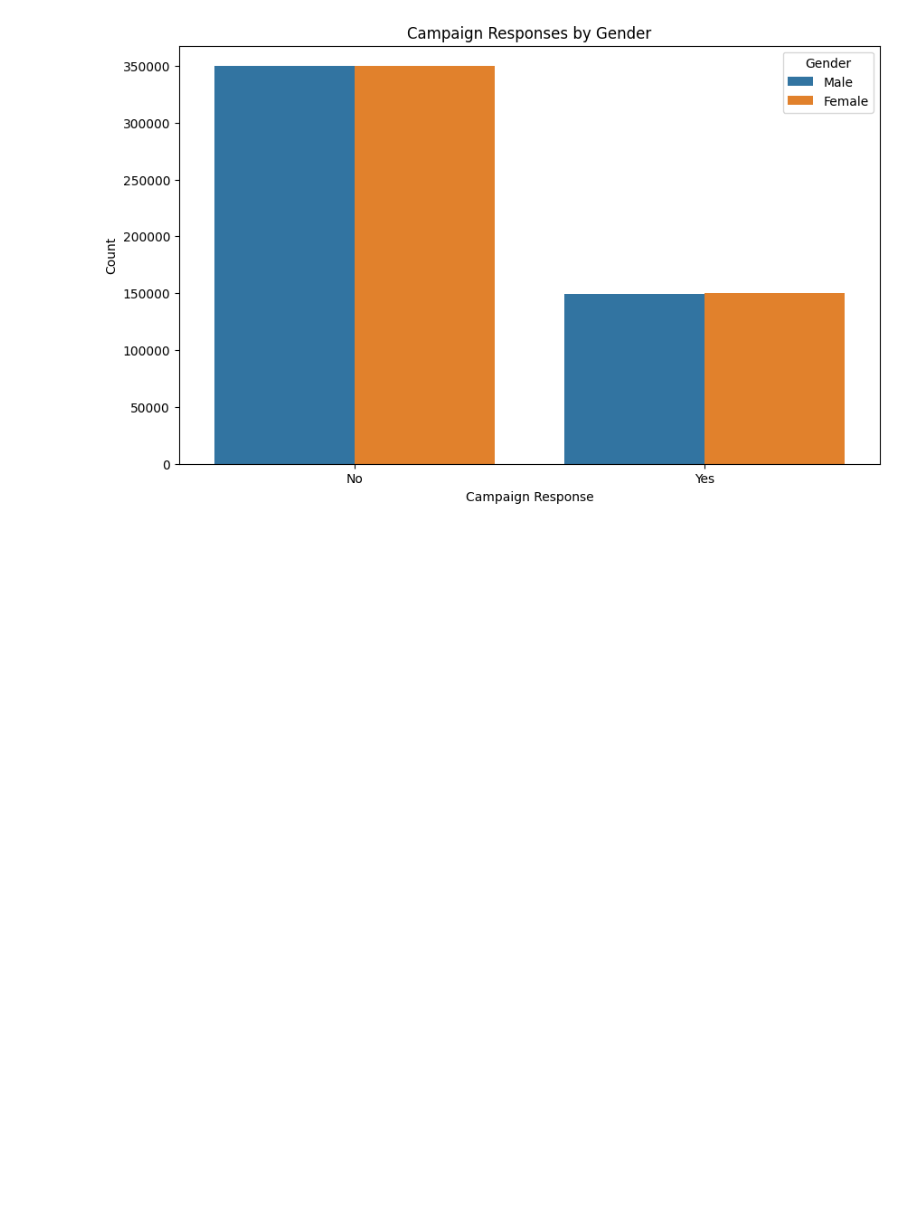
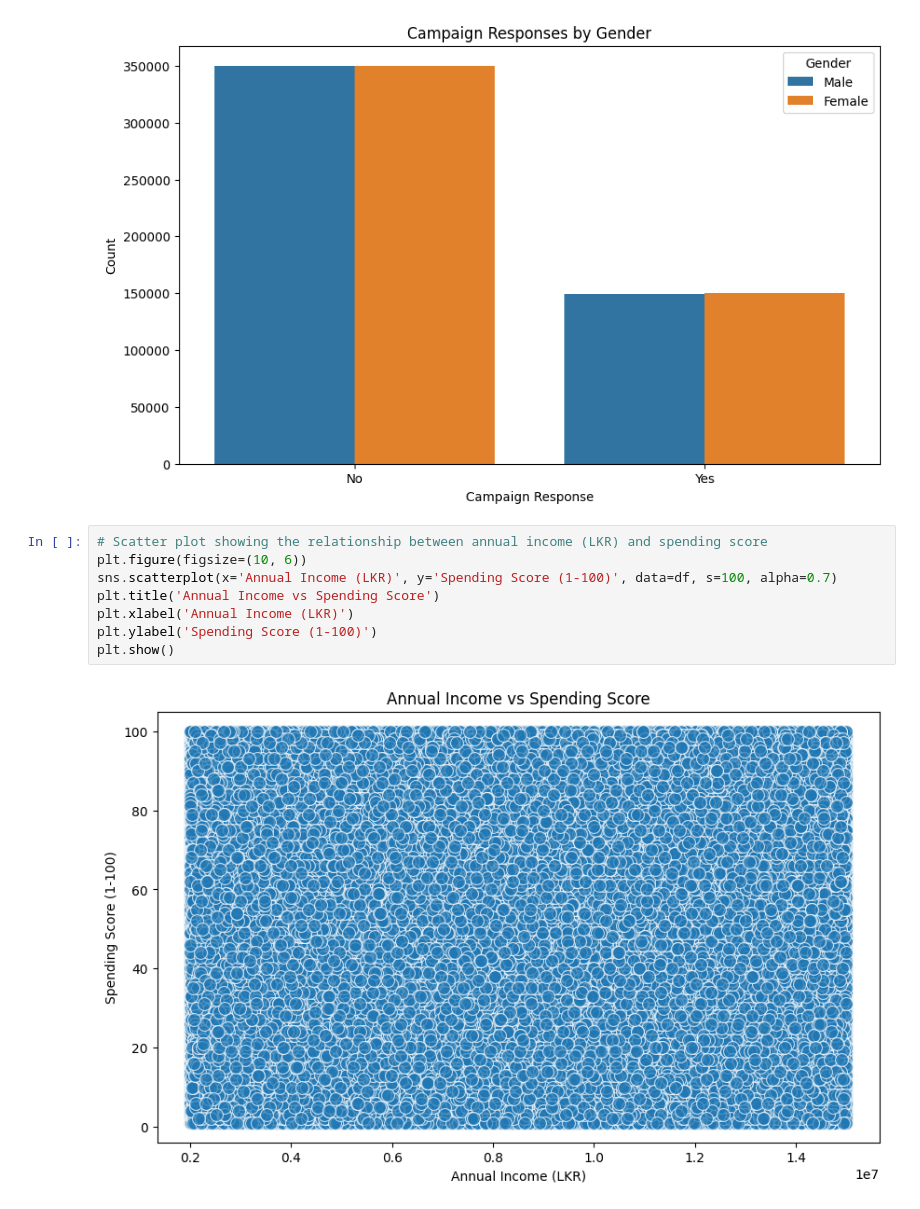
Before and after one commit to BinukiMihara/digital-social-media-marketing-analysis, a Jupyter notebook: Digital Social Media Marketing Assignment.ipynb, the cells around one changed output. Drawn from its saved outputs; the diff is of its cells as text; blank space fills up the shorter version.

Commit message:
Visualize scatter plot

```diff
--- a/Digital Social Media Marketing Assignment.ipynb
+++ b/Digital Social Media Marketing Assignment.ipynb
@@ -176,3 +176,13 @@ plt.legend(title='Gender')
 plt.show()
 # %% [output]
 [figure]
+# %%
+# Scatter plot showing the relationship between annual income (LKR) and spending score
+plt.figure(figsize=(10, 6))
+sns.scatterplot(x='Annual Income (LKR)', y='Spending Score (1-100)', data=df, s=100, alpha=0.7)
+plt.title('Annual Income vs Spending Score')
+plt.xlabel('Annual Income (LKR)')
+plt.ylabel('Spending Score (1-100)')
+plt.show()
+# %% [output]
+[figure, added]
```
